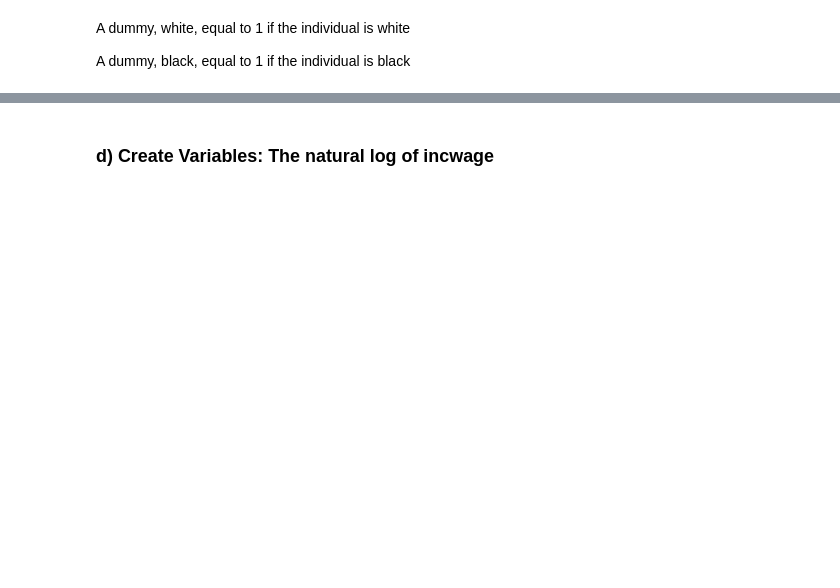
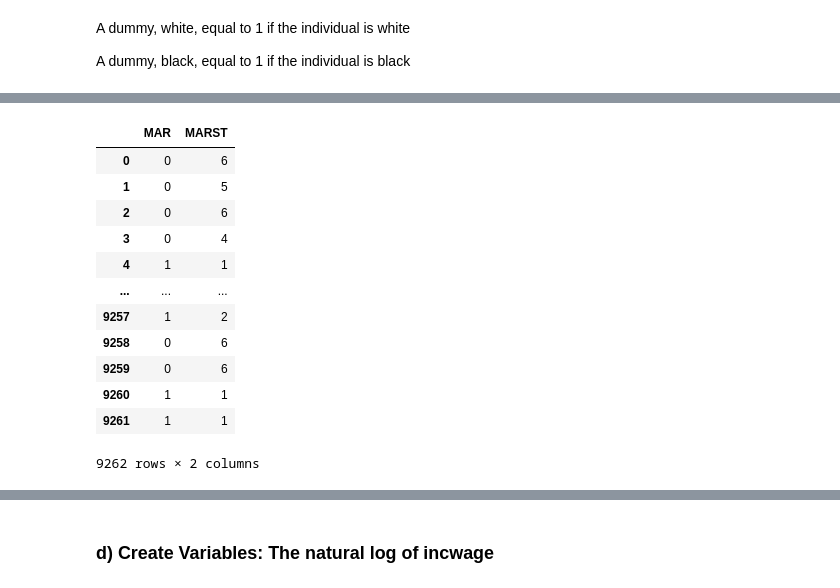
Before and after one commit to Jheim12/PPHA30456, a Jupyter notebook: lab_02/ML_lab2_walkthrough.ipynb, the cells around one changed output, grey strips where cells are left out. Cells and saved outputs as stored; diff of their text form; code cells hidden in the pictures; blank space fills up the shorter version.

```diff
--- a/lab_02/ML_lab2_walkthrough.ipynb
+++ b/lab_02/ML_lab2_walkthrough.ipynb
@@ -128,10 +164,24 @@ acs_data['Black'] = np.where(acs_data['RACE'] == 2, 1, 0)
 # %%
 acs_data['MAR'] = np.where(
     (acs_data['MARST'] == 1) | (acs_data['MARST'] == 2),
     1,
     0
 )
-
+acs_data[['MAR', 'MARST']]
 # MARST = 1, 2 implies married. Not being married has been set as the reference.
+# %% [output]
+|  | MAR | MARST |
+| 0 | 0 | 6 |
+| 1 | 0 | 5 |
+| 2 | 0 | 6 |
+| 3 | 0 | 4 |
+| 4 | 1 | 1 |
+| ... | ... | ... |
+| 9257 | 1 | 2 |
+| 9258 | 0 | 6 |
+| 9259 | 0 | 6 |
+| 9260 | 1 | 1 |
+| 9261 | 1 | 1 |
+9262 rows × 2 columns
 # %%
 acs_data.head()
```
Also changed, not shown: parts of 24 cells of this notebook.
